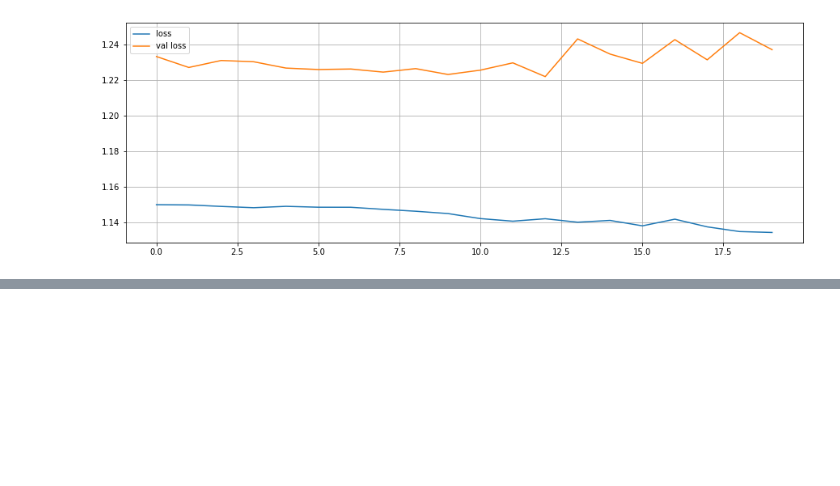
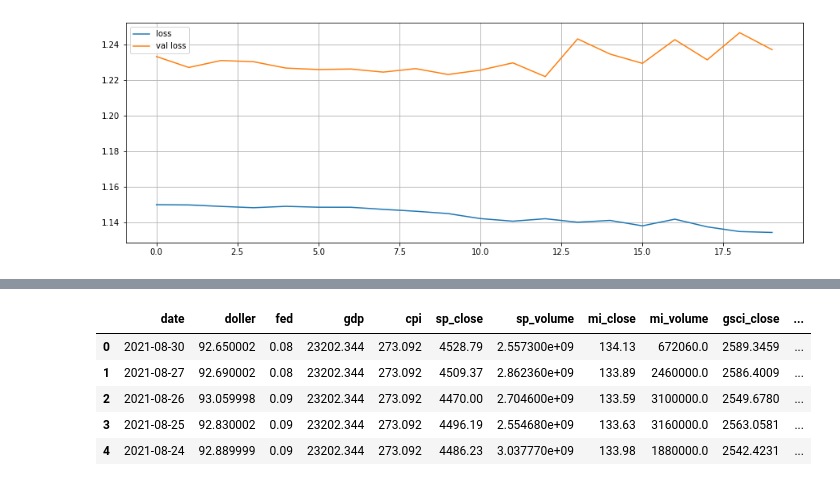
Before and after one commit to rjsgn1209/B-Project5, a Jupyter notebook: Deep learing.ipynb, the cells around one changed output, grey strips where cells are left out. Drawn from its saved outputs; the diff is of its cells as text; code cells hidden in the pictures; blank space fills up the shorter version.

```diff
--- a/Deep learing.ipynb
+++ b/Deep learing.ipynb
@@ -1811,0 +1844,10 @@ plt.show()
+# %%
+df_base =  pd.read_csv('data_files/재전처리.csv', index_col='Unnamed: 0')
+df_base.head()
+# %% [output]
+|  | date | doller | fed | gdp | cpi | sp_close | sp_volume | mi_close | mi_volume | gsci_close | ... |
+| 0 | 2021-08-30 | 92.650002 | 0.08 | 23202.344 | 273.092 | 4528.79 | 2.557300e+09 | 134.13 | 672060.0 | 2589.3459 | ... |
+| 1 | 2021-08-27 | 92.690002 | 0.08 | 23202.344 | 273.092 | 4509.37 | 2.862360e+09 | 133.89 | 2460000.0 | 2586.4009 | ... |
+| 2 | 2021-08-26 | 93.059998 | 0.09 | 23202.344 | 273.092 | 4470.00 | 2.704600e+09 | 133.59 | 3100000.0 | 2549.6780 | ... |
+| 3 | 2021-08-25 | 92.830002 | 0.09 | 23202.344 | 273.092 | 4496.19 | 2.554680e+09 | 133.63 | 3160000.0 | 2563.0581 | ... |
+| 4 | 2021-08-24 | 92.889999 | 0.09 | 23202.344 | 273.092 | 4486.23 | 3.037770e+09 | 133.98 | 1880000.0 | 2542.4231 | ... |
```
Also changed, not shown: parts of 29 cells of this notebook, 27 other files.
